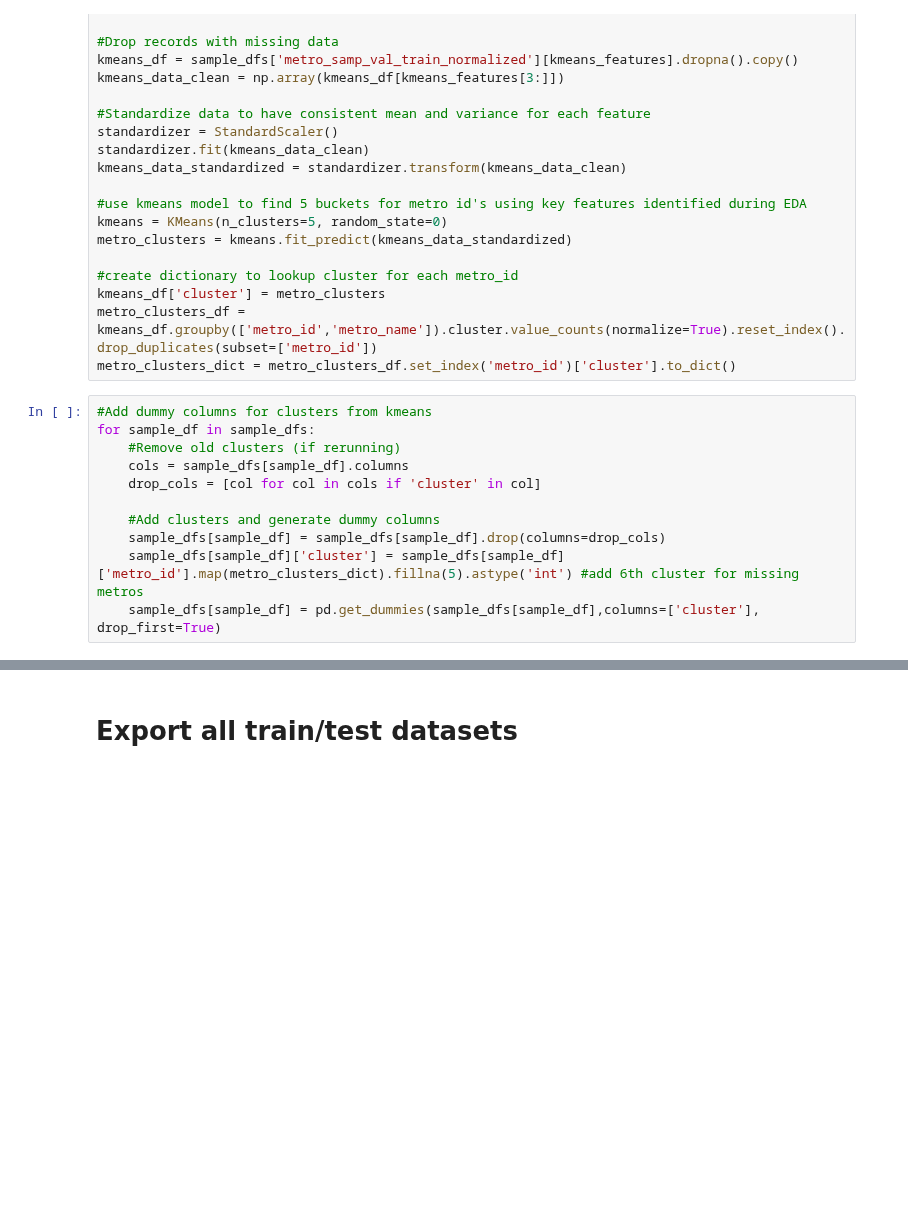
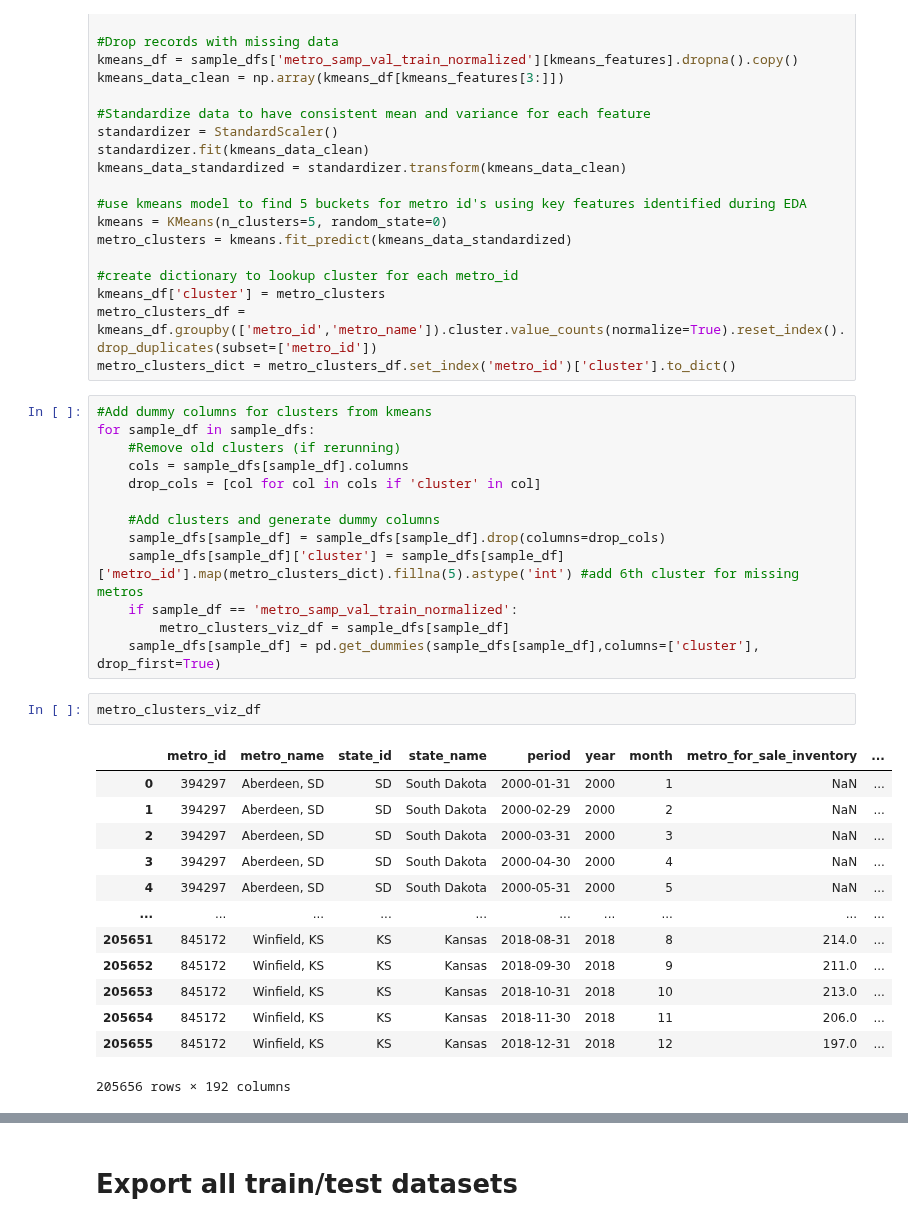
Before and after one commit to boc410/Home-Value-Index-Prediction, a Jupyter notebook: Notebooks/Preprocessing.ipynb, the cells around one changed output, grey strips where cells are left out. Cells and saved outputs as stored; diff of their text form; blank space fills up the shorter version.

```diff
--- a/Notebooks/Preprocessing.ipynb
+++ b/Notebooks/Preprocessing.ipynb
@@ -258,4 +261,22 @@ for sample_df in sample_dfs:
     #Add clusters and generate dummy columns
     sample_dfs[sample_df] = sample_dfs[sample_df].drop(columns=drop_cols)
     sample_dfs[sample_df]['cluster'] = sample_dfs[sample_df]['metro_id'].map(metro_clusters_dict).fillna(5).astype('int') #add 6th cluster for missing metros
+    if sample_df == 'metro_samp_val_train_normalized':
+        metro_clusters_viz_df = sample_dfs[sample_df]
     sample_dfs[sample_df] = pd.get_dummies(sample_dfs[sample_df],columns=['cluster'], drop_first=True)
+# %%
+metro_clusters_viz_df
+# %% [output]
+|  | metro_id | metro_name | state_id | state_name | period | year | month | metro_for_sale_inventory | ... |
+| 0 | 394297 | Aberdeen, SD | SD | South Dakota | 2000-01-31 | 2000 | 1 | NaN | ... |
+| 1 | 394297 | Aberdeen, SD | SD | South Dakota | 2000-02-29 | 2000 | 2 | NaN | ... |
+| 2 | 394297 | Aberdeen, SD | SD | South Dakota | 2000-03-31 | 2000 | 3 | NaN | ... |
+| 3 | 394297 | Aberdeen, SD | SD | South Dakota | 2000-04-30 | 2000 | 4 | NaN | ... |
+| 4 | 394297 | Aberdeen, SD | SD | South Dakota | 2000-05-31 | 2000 | 5 | NaN | ... |
+| ... | ... | ... | ... | ... | ... | ... | ... | ... | ... |
+| 205651 | 845172 | Winfield, KS | KS | Kansas | 2018-08-31 | 2018 | 8 | 214.0 | ... |
+| 205652 | 845172 | Winfield, KS | KS | Kansas | 2018-09-30 | 2018 | 9 | 211.0 | ... |
+| 205653 | 845172 | Winfield, KS | KS | Kansas | 2018-10-31 | 2018 | 10 | 213.0 | ... |
+| 205654 | 845172 | Winfield, KS | KS | Kansas | 2018-11-30 | 2018 | 11 | 206.0 | ... |
+| 205655 | 845172 | Winfield, KS | KS | Kansas | 2018-12-31 | 2018 | 12 | 197.0 | ... |
+205656 rows × 192 columns
```
Also changed, not shown: parts of 2 cells of this notebook.
